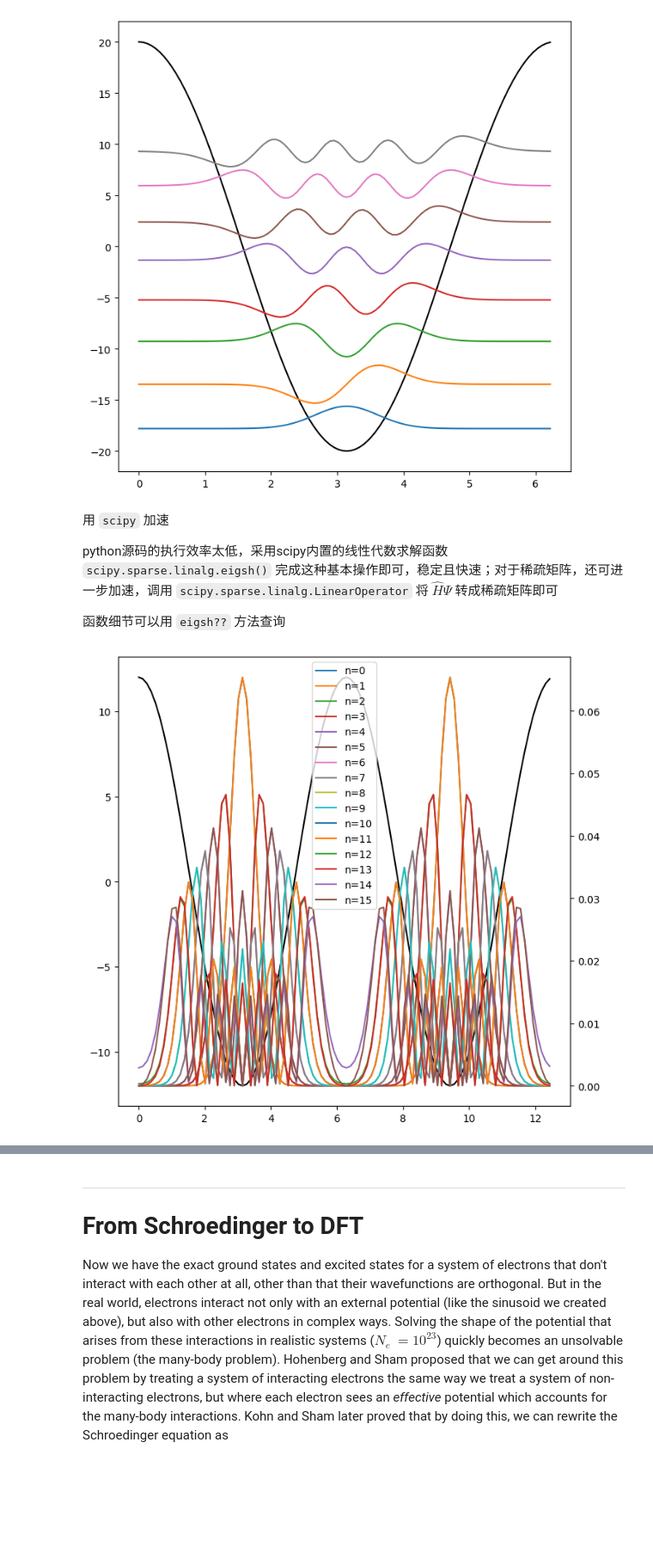
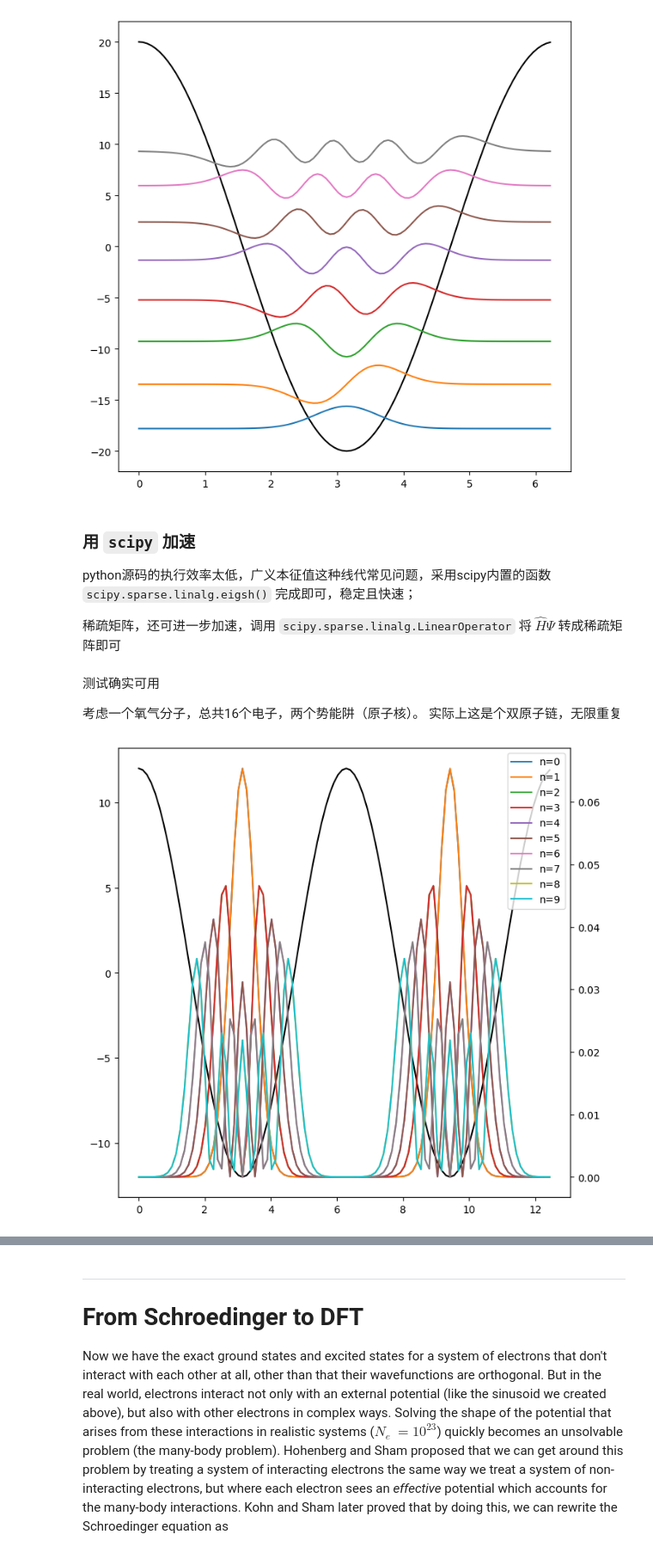
Before and after one commit to m3lab-zzl/pyrho, a Jupyter notebook: tutorial.ipynb, the cells around one changed output, grey strips where cells are left out. Shown at 86% size. Drawn from its saved outputs; the diff is of its cells as text; code cells hidden in the pictures; blank space fills up the shorter version.

```diff
--- a/tutorial.ipynb
+++ b/tutorial.ipynb
@@ -49,8 +28,0 @@ plt.plot(x[1:-1], get_laplacian(psi, dx))
-# %%
-def get_laplacian(psi, dx):
-    return (np.roll(psi, 1) + np.roll(psi, -1) - 2*psi)/dx**2
-
-x, dx = np.linspace(0, 2*np.pi, 100, retstep=True)
-psi = np.sin(x)
-plt.plot(x, psi)
-plt.plot(x[1:-1], get_laplacian(psi, dx)[1:-1])
@@ -250,11 +217,11 @@ my_schroedinger.plot()
 # %% [output]
 [figure]
 # %% [markdown]
-用 `scipy` 加速
+### 用 `scipy` 加速
 
-python源码的执行效率太低，采用scipy内置的线性代数求解函数 `scipy.sparse.linalg.eigsh()` 完成这种基本操作即可，稳定且快速；对于稀疏矩阵，还可进一步加速，调用 `scipy.sparse.linalg.LinearOperator` 将 $\hat{H}\Psi$ 转成稀疏矩阵即可
+python源码的执行效率太低，广义本征值这种线代常见问题，采用scipy内置的函数 `scipy.sparse.linalg.eigsh()` 完成即可，稳定且快速；
 
-函数细节可以用 `eigsh??` 方法查询
+稀疏矩阵，还可进一步加速，调用 `scipy.sparse.linalg.LinearOperator` 将 $\hat{H}\Psi$ 转成稀疏矩阵即可
 # %%
 from scipy.sparse.linalg import LinearOperator, eigsh
 
@@ -278,7 +245,7 @@ class Schroedinger_1D_scipy:
         self.eigenvalues = eigenvalues
         self.eigenvectors = eigenvectors.T
 
-    def plot(self, lower=0, upper=5):
+    def plotDensity(self, lower=0, upper=5):
         ax = plt.figure(figsize=(8, 8)).gca()
         ax.plot(self.x, self.potential, 'k')
         ax2 = ax.twinx()
@@ -288,14 +255,26 @@ class Schroedinger_1D_scipy:
         plt.legend()
         plt.show()
 
-
-'''考虑一个氧气分子，总共16个电子，两个势能阱（原子核）
-实际上这是个双原子链，无限重复'''
-my_schroedinger = Schroedinger_1D_scipy(x_max=4*np.pi, n_states=16, scale=12)
-my_schroedinger.solve()
-my_schroedinger.plot(0, 16)
+    def plotWf(self, lower=0, upper=5):
+        ax = plt.figure(figsize=(8, 8)).gca()
+        ax.plot(self.x, self.potential, 'k')
+        ax2 = ax.twinx()
+        for i in range(self.n_states):
+            if lower <= i <= upper:
+                ax2.plot(self.x, self.eigenvectors[i], label=f"n={i}")
+        plt.legend()
+        plt.show()
-# %% [output]
-[figure, removed]
+# %% [markdown]
+测试确实可用
+
+考虑一个氧气分子，总共16个电子，两个势能阱（原子核）。
+实际上这是个双原子链，无限重复
+# %%
+my_schroedinger = Schroedinger_1D_scipy(x_max=4*np.pi, n_states=16, scale=12)
+my_schroedinger.solve()
+my_schroedinger.plotDensity(0, 9)
+# %% [output]
+[figure, added]
 # %% [markdown]
 从图中可以看出，两个原子之间（原子核在余弦函数两个最低谷对应的x位置）多数本征态对应的电荷密度 ($\Psi^2$) 都接近0, 尤其是低能态.
 
```
Also changed, not shown: parts of 23 cells of this notebook.
